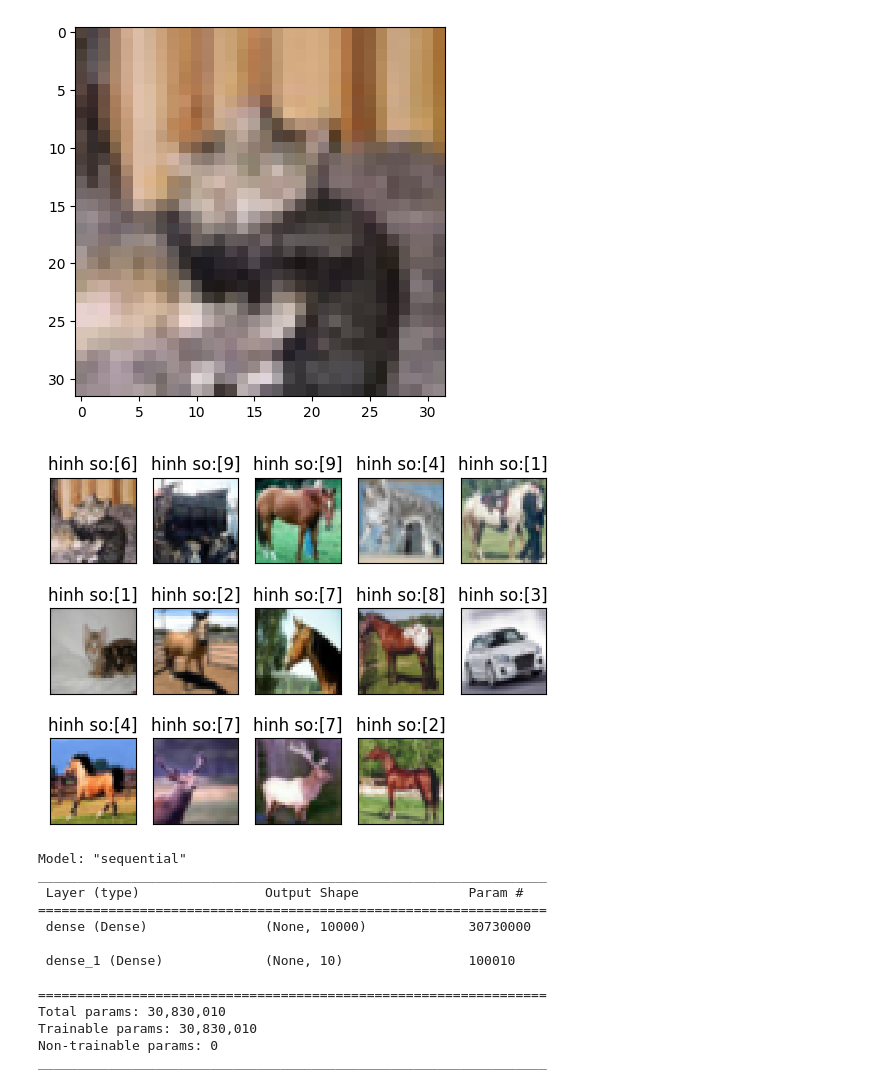
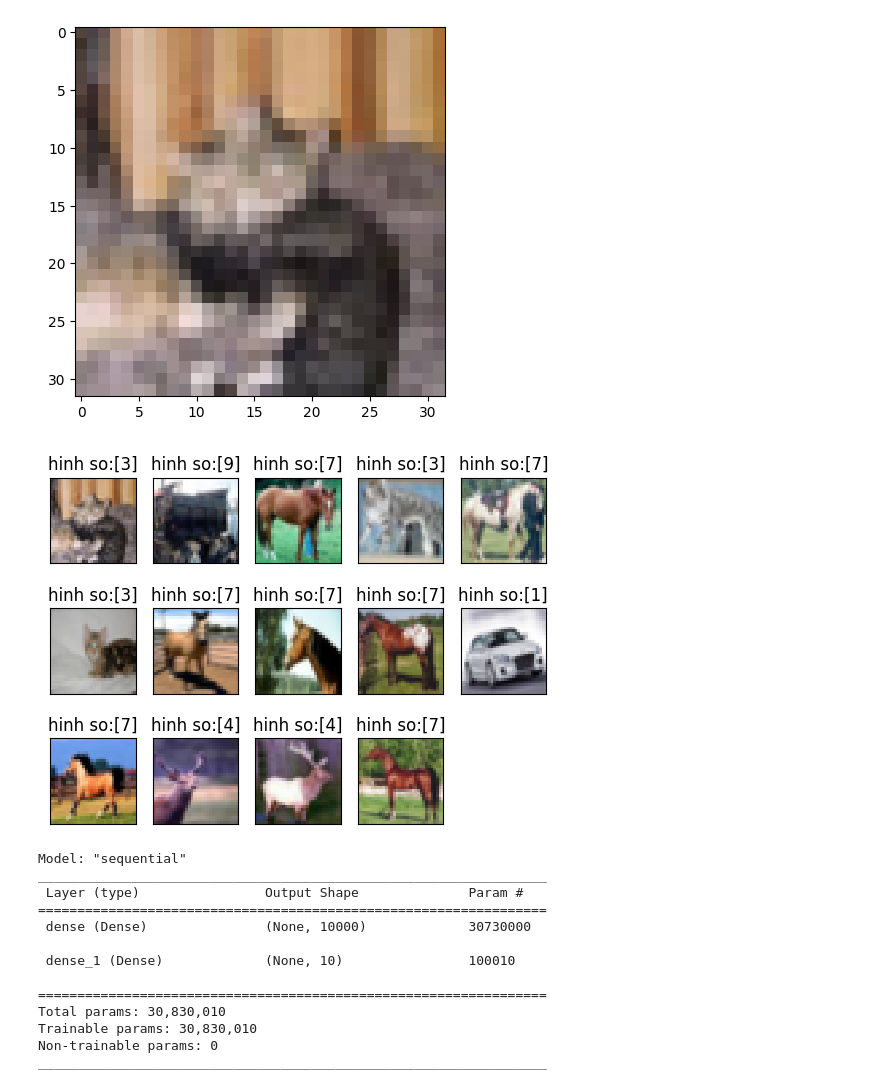
Before and after one commit to SuperDuck1892/A.I_Class, a Jupyter notebook: W9_cifar10_31_3_2023.ipynb, the cells around one changed output. Cells and saved outputs as stored; diff of their text form; code cells hidden in the pictures.

```diff
--- a/W9_cifar10_31_3_2023.ipynb
+++ b/W9_cifar10_31_3_2023.ipynb
@@ -26,13 +28,13 @@ so hinh la: [3]
 # %%
 for i in range(14):
    plt.subplot(3,5,i+1)
    plt.tight_layout
    plt.imshow(x_train[i+1892],cmap='gray',interpolation='none')
-   plt.title( 'hinh so:{}'.format(y_train[i]))
+   plt.title( 'hinh so:{}'.format(y_train[i+1892]))
    plt.xticks([])
    plt.yticks([])
 # %% [output]
-[figure, old version]
+[figure, new version]
 # %%
 from keras.models import Sequential #Senquential  mo ta ANN theo tuan tu cac lop #ke tiep lien tuc nhau
 from keras.layers import Dense      #Dense=full_connected( su ket noi daydu)
```
Also changed, not shown: parts of 1 cell of this notebook.
